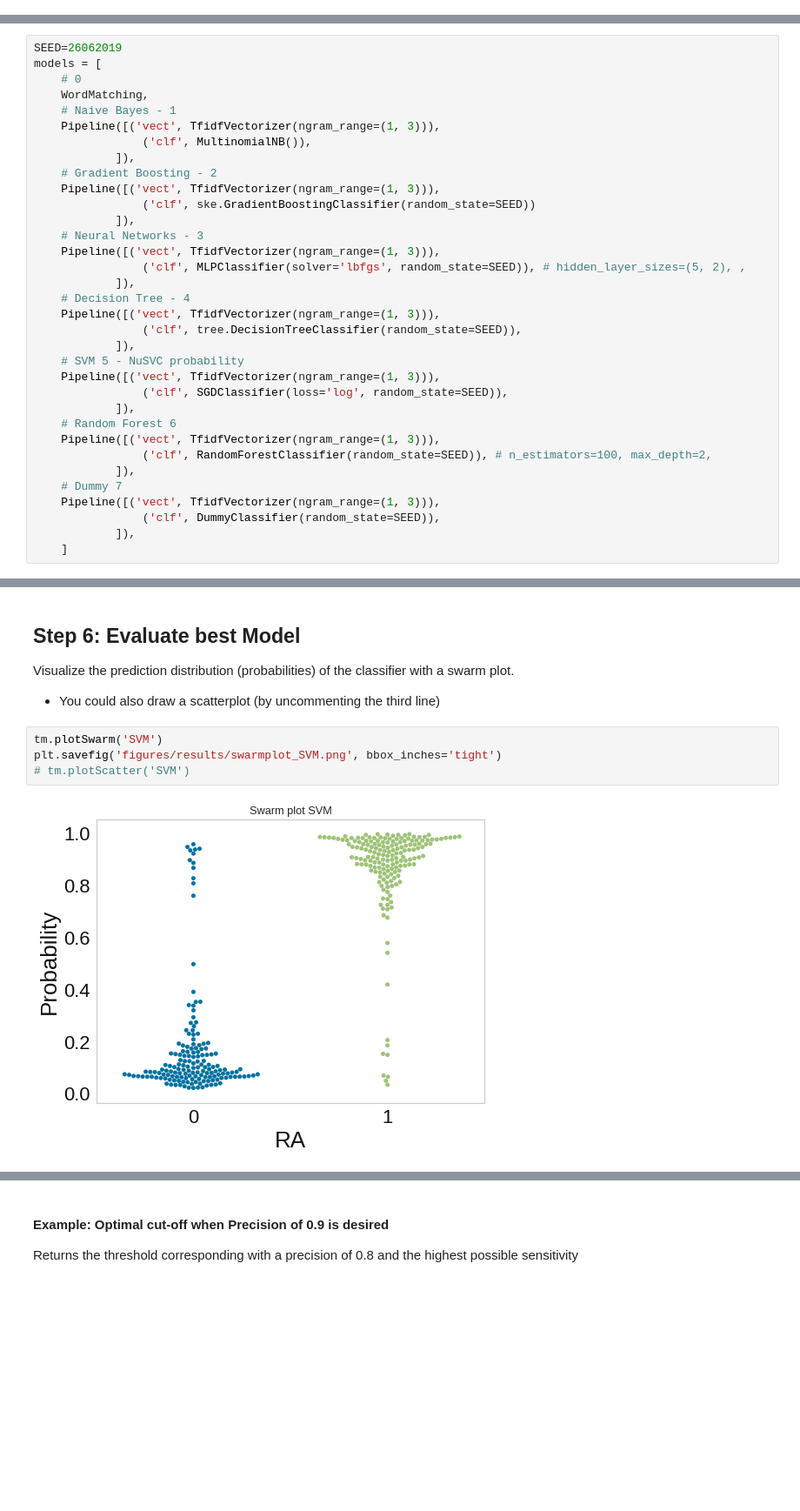
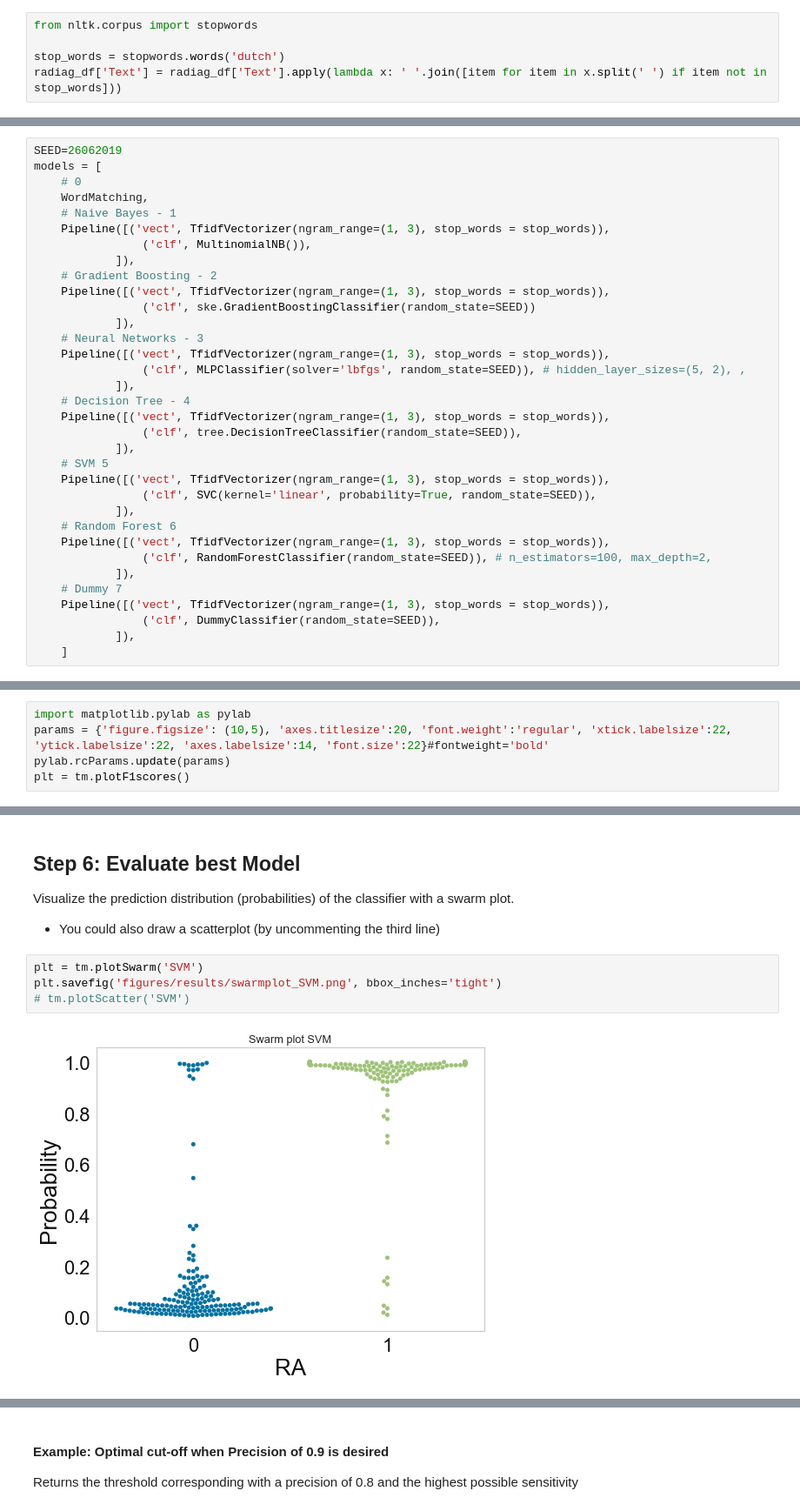
Before and after one commit to levrex/DiagnosisExtraction_ML, a Jupyter notebook: Notebook_Diagnosis_Extraction.ipynb, the cells around one changed output, grey strips where cells are left out. Shown at 87% size. Cells and saved outputs as stored; diff of their text form; blank space fills up the shorter version.

```diff
--- a/Notebook_Diagnosis_Extraction.ipynb
+++ b/Notebook_Diagnosis_Extraction.ipynb
@@ -188 +186,6 @@ if (balance):
+# %%
+from nltk.corpus import stopwords
+
+stop_words = stopwords.words('dutch')
+radiag_df['Text'] = radiag_df['Text'].apply(lambda x: ' '.join([item for item in x.split(' ') if item not in stop_words]))
 # %% [markdown]
@@ -263,31 +267,31 @@ models = [
     # 0
     WordMatching,
     # Naive Bayes - 1
-    Pipeline([('vect', TfidfVectorizer(ngram_range=(1, 3))),
+    Pipeline([('vect', TfidfVectorizer(ngram_range=(1, 3), stop_words = stop_words)),
                 ('clf', MultinomialNB()),
             ]),
     # Gradient Boosting - 2
-    Pipeline([('vect', TfidfVectorizer(ngram_range=(1, 3))),
+    Pipeline([('vect', TfidfVectorizer(ngram_range=(1, 3), stop_words = stop_words)),
                 ('clf', ske.GradientBoostingClassifier(random_state=SEED))
             ]),
     # Neural Networks - 3
-    Pipeline([('vect', TfidfVectorizer(ngram_range=(1, 3))),
+    Pipeline([('vect', TfidfVectorizer(ngram_range=(1, 3), stop_words = stop_words)),
                 ('clf', MLPClassifier(solver='lbfgs', random_state=SEED)), # hidden_layer_sizes=(5, 2), ,
             ]),
     # Decision Tree - 4
-    Pipeline([('vect', TfidfVectorizer(ngram_range=(1, 3))),
+    Pipeline([('vect', TfidfVectorizer(ngram_range=(1, 3), stop_words = stop_words)),
                 ('clf', tree.DecisionTreeClassifier(random_state=SEED)),
             ]),
-    # SVM 5 - NuSVC probability
-    Pipeline([('vect', TfidfVectorizer(ngram_range=(1, 3))),
-                ('clf', SGDClassifier(loss='log', random_state=SEED)),
+    # SVM 5
+    Pipeline([('vect', TfidfVectorizer(ngram_range=(1, 3), stop_words = stop_words)),
+                ('clf', SVC(kernel='linear', probability=True, random_state=SEED)),
             ]),
     # Random Forest 6
-    Pipeline([('vect', TfidfVectorizer(ngram_range=(1, 3))),
+    Pipeline([('vect', TfidfVectorizer(ngram_range=(1, 3), stop_words = stop_words)),
                 ('clf', RandomForestClassifier(random_state=SEED)), # n_estimators=100, max_depth=2,
             ]),
     # Dummy 7
-    Pipeline([('vect', TfidfVectorizer(ngram_range=(1, 3))),
+    Pipeline([('vect', TfidfVectorizer(ngram_range=(1, 3), stop_words = stop_words)),
                 ('clf', DummyClassifier(random_state=SEED)),
             ]),
     ]
@@ -418,0 +429,5 @@ Decision Tree   (p = 0.0007421316940099866 )
+# %%
+import matplotlib.pylab as pylab
+params = {'figure.figsize': (10,5), 'axes.titlesize':20, 'font.weight':'regular', 'xtick.labelsize':22, 'ytick.labelsize':22, 'axes.labelsize':14, 'font.size':22}#fontweight='bold'
+pylab.rcParams.update(params)
+plt = tm.plotF1scores()
@@ -435,9 +470,9 @@ Visualize the prediction distribution (probabilities) of the classifier with a s
 
 - You could also draw a scatterplot (by uncommenting the third line)
 # %%
-tm.plotSwarm('SVM')
+plt = tm.plotSwarm('SVM')
 plt.savefig('figures/results/swarmplot_SVM.png', bbox_inches='tight')
 # tm.plotScatter('SVM')
 # %% [output]
-[figure, old version]
+[figure, new version]
 # %% [markdown]
```
Also changed, not shown: parts of 63 cells of this notebook, 16 other files.
